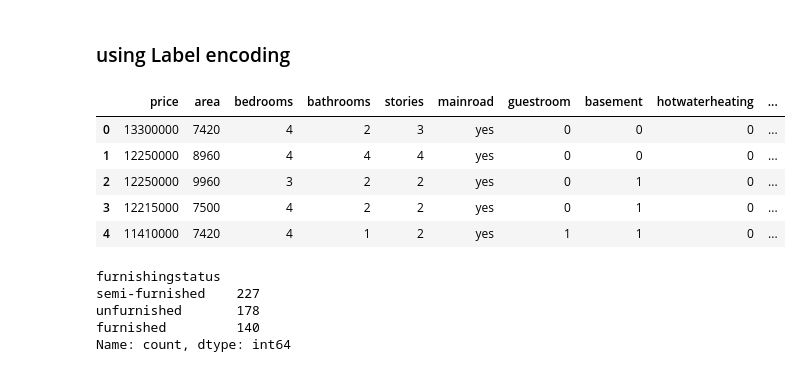
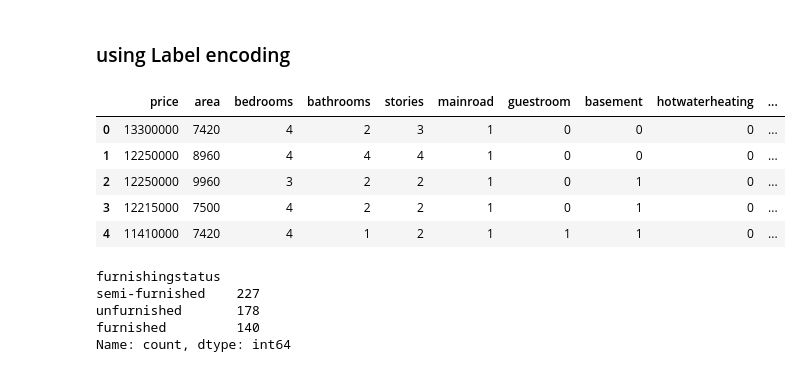
Before and after one commit to Harsimran-singh-7765/Elevate_labs_Harsimran_singh_task_3, a Jupyter notebook: app.ipynb, the cells around one changed output. Cells and saved outputs as stored; diff of their text form; code cells hidden in the pictures.

```diff
--- a/app.ipynb
+++ b/app.ipynb
@@ -62,20 +62,20 @@ memory usage: 55.5+ KB
 ### using Label encoding
 # %%
 import numpy as np
-#df['mainroad']=np.where(df['mainroad'].str.contains('yes'),1,0)
+df['mainroad']=np.where(df['mainroad'].str.contains('yes'),1,0)
 df['guestroom']=np.where(df['guestroom'].str.contains('yes'),1,0)
 df['basement']=np.where(df['basement'].str.contains('yes'),1,0)
 df['hotwaterheating']=np.where(df['hotwaterheating'].str.contains('yes'),1,0)
 df['airconditioning']=np.where(df['airconditioning'].str.contains('yes'),1,0)
 df['prefarea']=np.where(df['prefarea'].str.contains('yes'),1,0)
 df.head()
 # %% [output]
 |  | price | area | bedrooms | bathrooms | stories | mainroad | guestroom | basement | hotwaterheating | ... |
-| 0 | 13300000 | 7420 | 4 | 2 | 3 | yes | 0 | 0 | 0 | ... |
-| 1 | 12250000 | 8960 | 4 | 4 | 4 | yes | 0 | 0 | 0 | ... |
-| 2 | 12250000 | 9960 | 3 | 2 | 2 | yes | 0 | 1 | 0 | ... |
-| 3 | 12215000 | 7500 | 4 | 2 | 2 | yes | 0 | 1 | 0 | ... |
-| 4 | 11410000 | 7420 | 4 | 1 | 2 | yes | 1 | 1 | 0 | ... |
+| 0 | 13300000 | 7420 | 4 | 2 | 3 | 1 | 0 | 0 | 0 | ... |
+| 1 | 12250000 | 8960 | 4 | 4 | 4 | 1 | 0 | 0 | 0 | ... |
+| 2 | 12250000 | 9960 | 3 | 2 | 2 | 1 | 0 | 1 | 0 | ... |
+| 3 | 12215000 | 7500 | 4 | 2 | 2 | 1 | 0 | 1 | 0 | ... |
+| 4 | 11410000 | 7420 | 4 | 1 | 2 | 1 | 1 | 1 | 0 | ... |
 # %%
 df['furnishingstatus'].value_counts()
 # %% [output]
```
Also changed, not shown: parts of 7 cells of this notebook.
